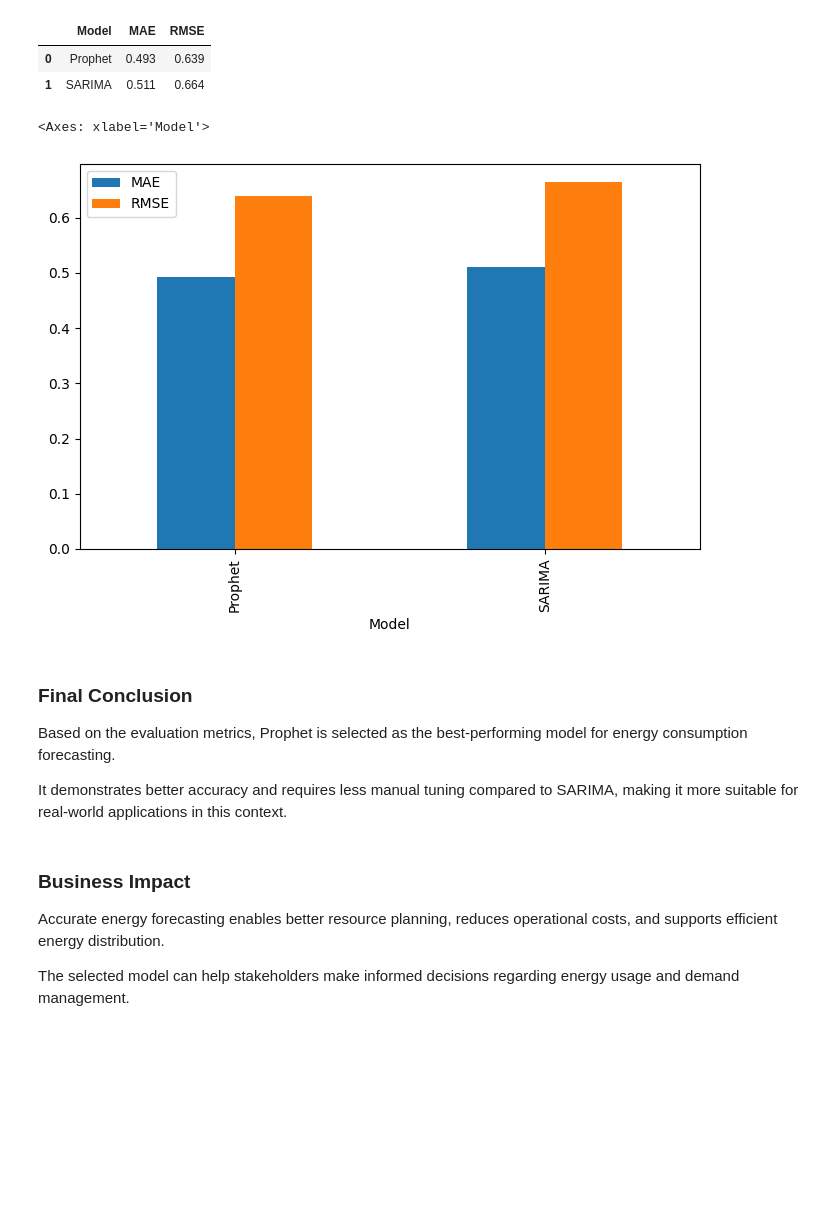
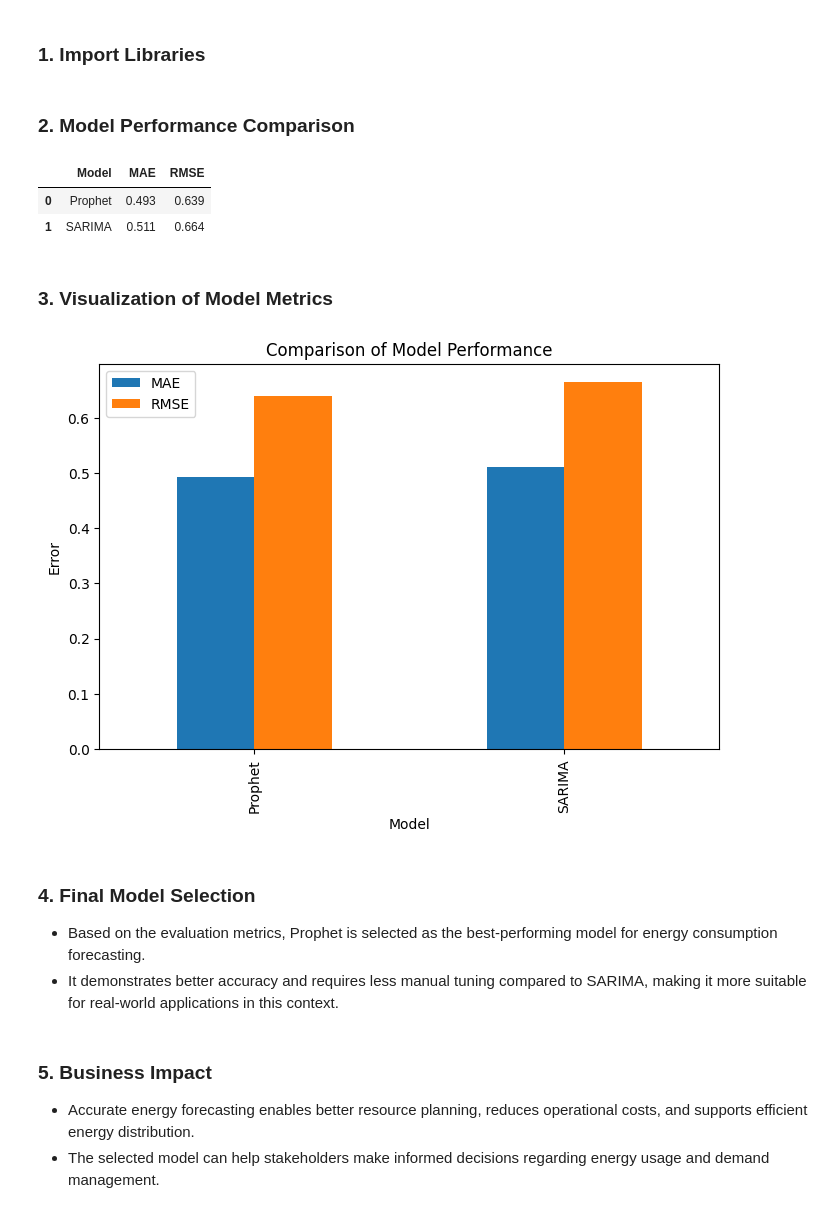
Before and after one commit to AaronShajan1097/energy-consumption-forecasting-timeseries, a Jupyter notebook: notebooks/06_evaluation.ipynb, the cells around one changed output. Cells and saved outputs as stored; diff of their text form; code cells hidden in the pictures; blank space fills up the shorter version.

Commit message:
Add structured section headings to all notebooks and implement hyperparameter tuning for Prophet and SARIMA models

```diff
--- a/notebooks/06_evaluation.ipynb
+++ b/notebooks/06_evaluation.ipynb
@@ -1,2 +1,4 @@
+# %% [markdown]
+### 1. Import Libraries
 # %%
 import pandas as pd
@@ -3,3 +6,5 @@ import pandas as pd
+# %% [markdown]
+### 2. Model Performance Comparison
 # %%
 results = pd.DataFrame({
     'Model': ['Prophet', 'SARIMA'],
@@ -12,20 +17,22 @@ results
 |  | Model | MAE | RMSE |
 | 0 | Prophet | 0.493 | 0.639 |
 | 1 | SARIMA | 0.511 | 0.664 |
+# %% [markdown]
+### 3. Visualization of Model Metrics
 # %%
 results.set_index('Model').plot(kind='bar', figsize=(8,5))
+plt.title("Comparison of Model Performance")
+plt.ylabel("Error")
+plt.show()
 # %% [output]
-<Axes: xlabel='Model'>
-[figure, old version]
+[figure, new version]
 # %% [markdown]
-### Final Conclusion
+### 4. Final Model Selection
 
-Based on the evaluation metrics, Prophet is selected as the best-performing model for energy consumption forecasting.
-
-It demonstrates better accuracy and requires less manual tuning compared to SARIMA, making it more suitable for real-world applications in this context.
+- Based on the evaluation metrics, Prophet is selected as the best-performing model for energy consumption forecasting.
+- It demonstrates better accuracy and requires less manual tuning compared to SARIMA, making it more suitable for real-world applications in this context.
 # %% [markdown]
-### Business Impact
+### 5. Business Impact
 
-Accurate energy forecasting enables better resource planning, reduces operational costs, and supports efficient energy distribution.
-
-The selected model can help stakeholders make informed decisions regarding energy usage and demand management.
+- Accurate energy forecasting enables better resource planning, reduces operational costs, and supports efficient energy distribution.
+- The selected model can help stakeholders make informed decisions regarding energy usage and demand management.
```
Also changed, not shown: parts of 2 cells of this notebook, 5 other files.
